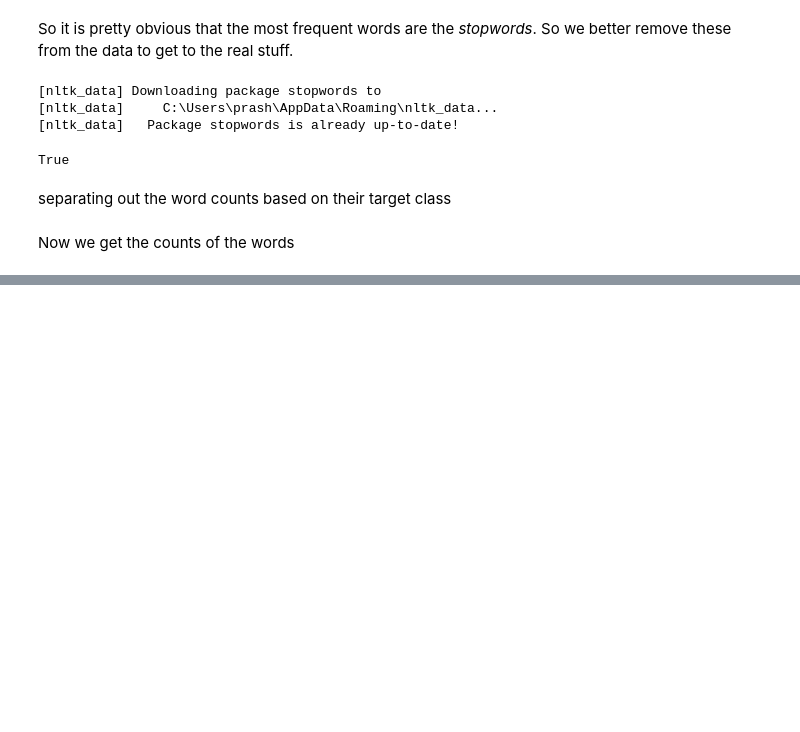
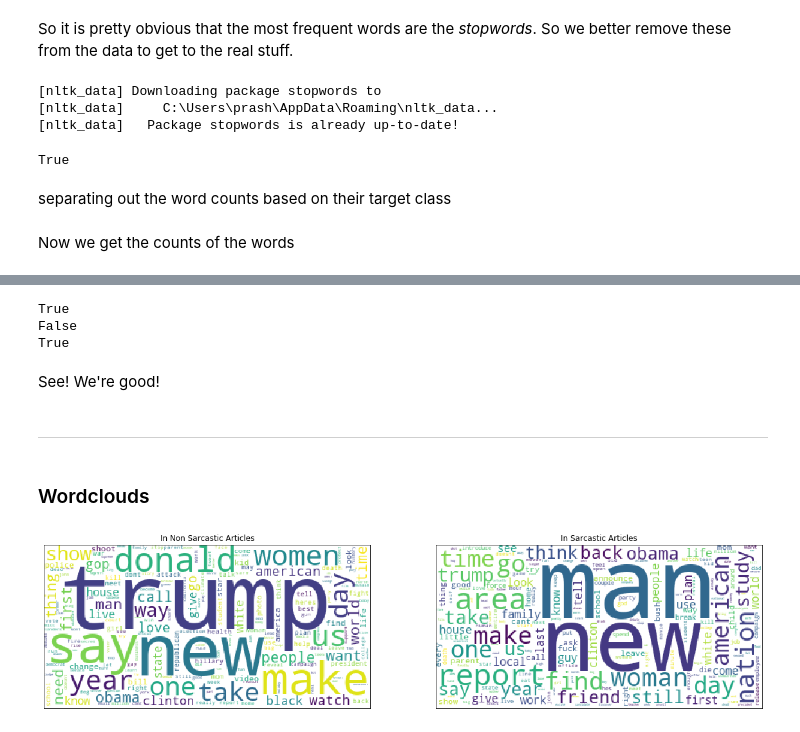
Before and after one commit to hashbanger/Data_Capstone_Mini_Projects, a Jupyter notebook: SarcasmDetection/Sarcasm Detection.ipynb, the cells around one changed output, grey strips where cells are left out. Drawn from its saved outputs; the diff is of its cells as text; code cells hidden in the pictures; blank space fills up the shorter version.

```diff
--- a/SarcasmDetection/Sarcasm Detection.ipynb
+++ b/SarcasmDetection/Sarcasm Detection.ipynb
@@ -236,0 +259,13 @@ This is the format of your plot grid:
+# %%
+wordnet_lemmatizer = WordNetLemmatizer()
+
+sentence = "i am trying, he is frying, she learned shit, i mowed the lawn"
+
+sentence_words = sentence.split()
+
+sentence_words = [re.sub('[^a-zA-z0-9\s]','',x) for x in sentence_words]
+print(sentence_words)
+sentence_words
+print("{0:20}{1:20}".format("Word","Lemma"))
+for word in sentence_words:
+    print ("{0:20}{1:20}".format(word,wordnet_lemmatizer.lemmatize(word, pos = 'v')))
@@ -236,0 +290,49 @@ This is the format of your plot grid:
+# %%
+noSarcasmWords_lemm = []
+for word in noSarcasmWords:
+    if word != None:
+        noSarcasmWords_lemm.append(wordnet_lemmatizer.lemmatize(word, pos = 'v'))
+
+sarcasmWords_lemm = []
+for word in sarcasmWords:
+    if word != None:
+        sarcasmWords_lemm.append(wordnet_lemmatizer.lemmatize(word, pos = 'v'))
+# %%
+print('finding' in noSarcasmWords)
+
+print('finding' in noSarcasmWords_lemm)
+print('find' in noSarcasmWords_lemm)
+# %% [output]
+True
+False
+True
+# %% [markdown]
+See! We're good!
+# %% [markdown]
+___
+# %% [markdown]
+### Wordclouds
+# %%
+sar_cloud1 = WordCloud(background_color= 'white', colormap= 'viridis').generate(" ".join(noSarcasmWords_lemm))
+sar_cloud2 = WordCloud(background_color= 'white', colormap= 'viridis').generate(" ".join(sarcasmWords_lemm))
+
+
+fig = plt.figure(figsize=(20,20))
+
+ax1 = fig.add_subplot(1, 2, 1)
+ax1.tick_params(length=0, width=0)
+ax1.set_xticklabels([])
+ax1.set_yticklabels([])
+ax1.set_title("In Non Sarcastic Articles")
+ax1.imshow(sar_cloud1)
+
+ax2 = fig.add_subplot(1, 2, 2)
+ax2.tick_params(length=0, width=0)
+ax2.set_xticklabels([])
+ax2.set_yticklabels([])
+ax2.set_title("In Sarcastic Articles")
+ax2.imshow(sar_cloud2)
+
+plt.show()
+# %% [output]
+[figure, added]
```
Also changed, not shown: parts of 27 cells of this notebook.
